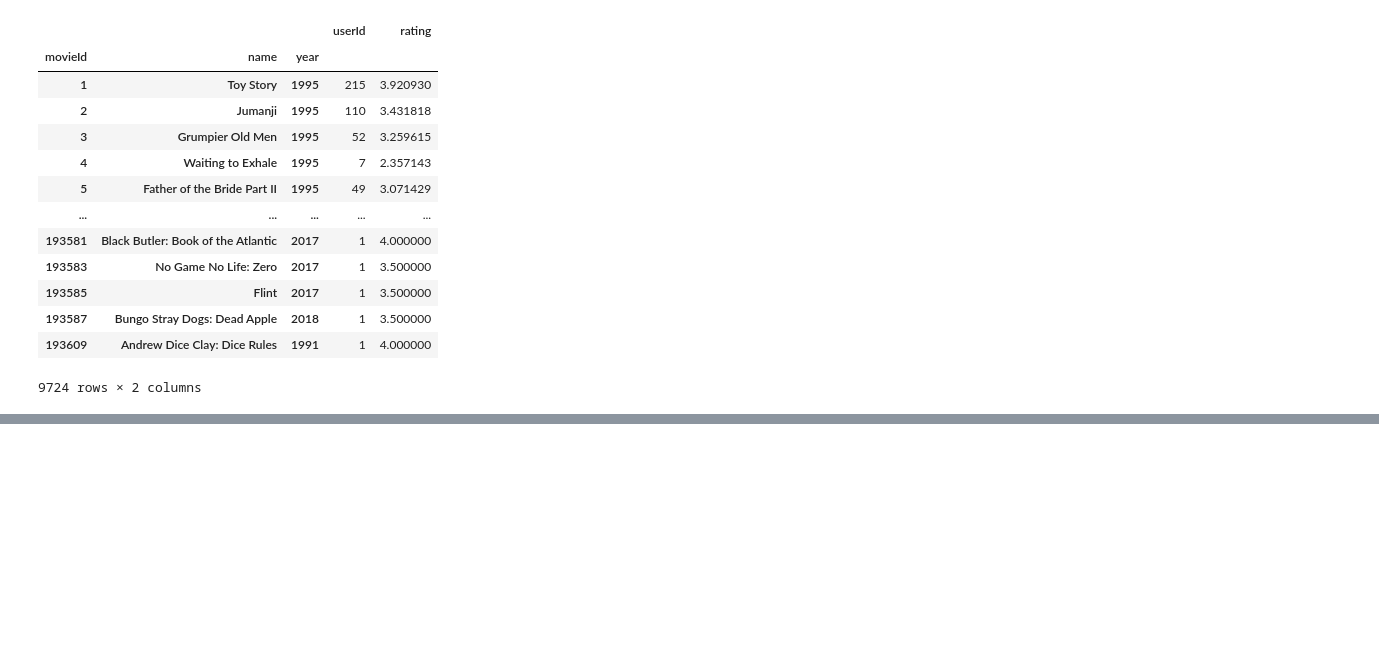
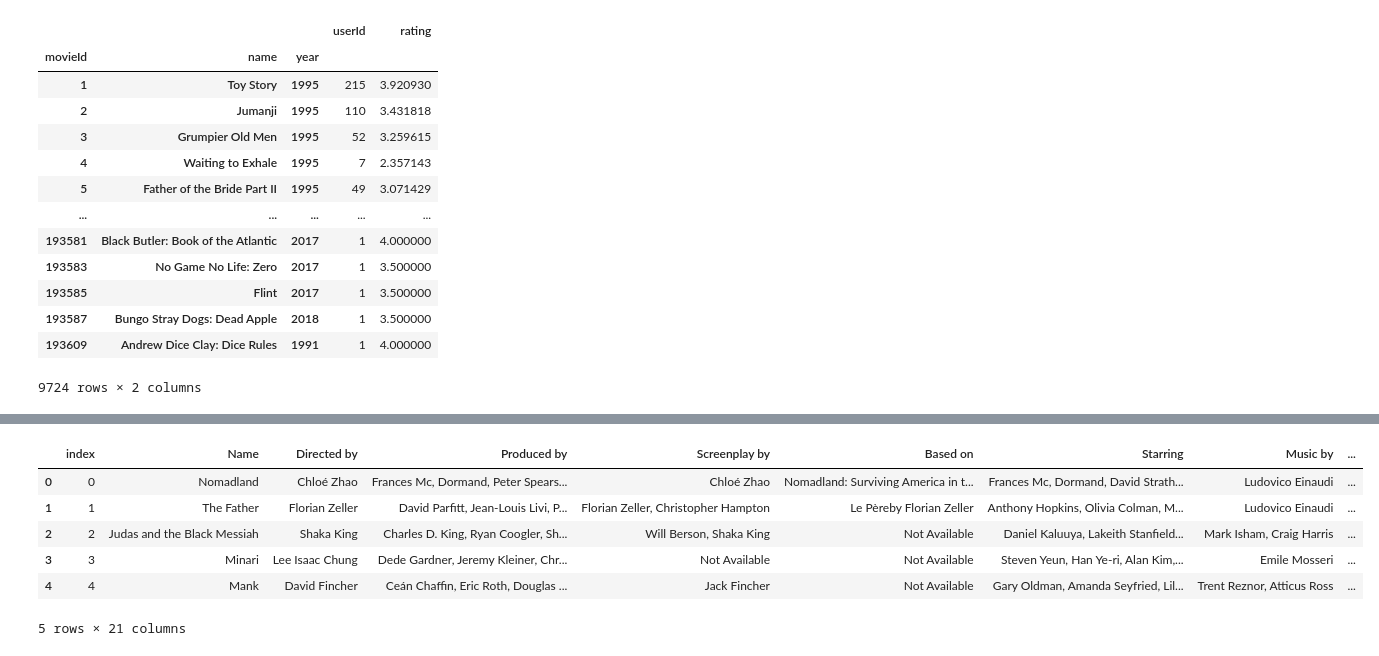
Before and after one commit to farhan1503001/WIKI-API, a Jupyter notebook: additionof extra works.ipynb, the cells around one changed output, grey strips where cells are left out. Saved outputs shown, nothing was run; the diff lists cells and outputs as text; code cells hidden in the pictures; blank space fills up the shorter version.

```diff
--- a/additionof extra works.ipynb
+++ b/additionof extra works.ipynb
@@ -124,0 +208,2 @@ final_average
+# %%
+prev_dataset=prev_dataset.fillna('Not Available')
@@ -124,0 +226,12 @@ final_average
+# %%
+#For checking adding ratings genres for
+count=0
+#'''
+for row1 in genre_set.itertuples():
+    #print(row.name)
+#'''
+#name='Toy Story'
+    for scrap1 in prev_dataset.itertuples():
+        if scrap1.Name==row1.name:
+            print(scrap1.Name,row1.name)
+            prev_dataset.loc[scrap1.index,'Genres']=row1.genres
@@ -124,0 +256,10 @@ final_average
+# %%
+prev_dataset.head()
+# %% [output]
+|  | index | Name | Directed by | Produced by | Screenplay by | Based on | Starring | Music by | ... |
+| 0 | 0 | Nomadland | Chloé Zhao | Frances Mc, Dormand, Peter Spears... | Chloé Zhao | Nomadland: Surviving America in t... | Frances Mc, Dormand, David Strath... | Ludovico Einaudi | ... |
+| 1 | 1 | The Father | Florian Zeller | David Parfitt, Jean-Louis Livi, P... | Florian Zeller, Christopher Hampton | Le Pèreby Florian Zeller | Anthony Hopkins, Olivia Colman, M... | Ludovico Einaudi | ... |
+| 2 | 2 | Judas and the Black Messiah | Shaka King | Charles D. King, Ryan Coogler, Sh... | Will Berson, Shaka King | Not Available | Daniel Kaluuya, Lakeith Stanfield... | Mark Isham, Craig Harris | ... |
+| 3 | 3 | Minari | Lee Isaac Chung | Dede Gardner, Jeremy Kleiner, Chr... | Not Available | Not Available | Steven Yeun, Han Ye-ri, Alan Kim,... | Emile Mosseri | ... |
+| 4 | 4 | Mank | David Fincher | Ceán Chaffin, Eric Roth, Douglas ... | Jack Fincher | Not Available | Gary Oldman, Amanda Seyfried, Lil... | Trent Reznor, Atticus Ross | ... |
+5 rows × 21 columns
```
Also changed, not shown: parts of 12 cells of this notebook, 5 other files.
